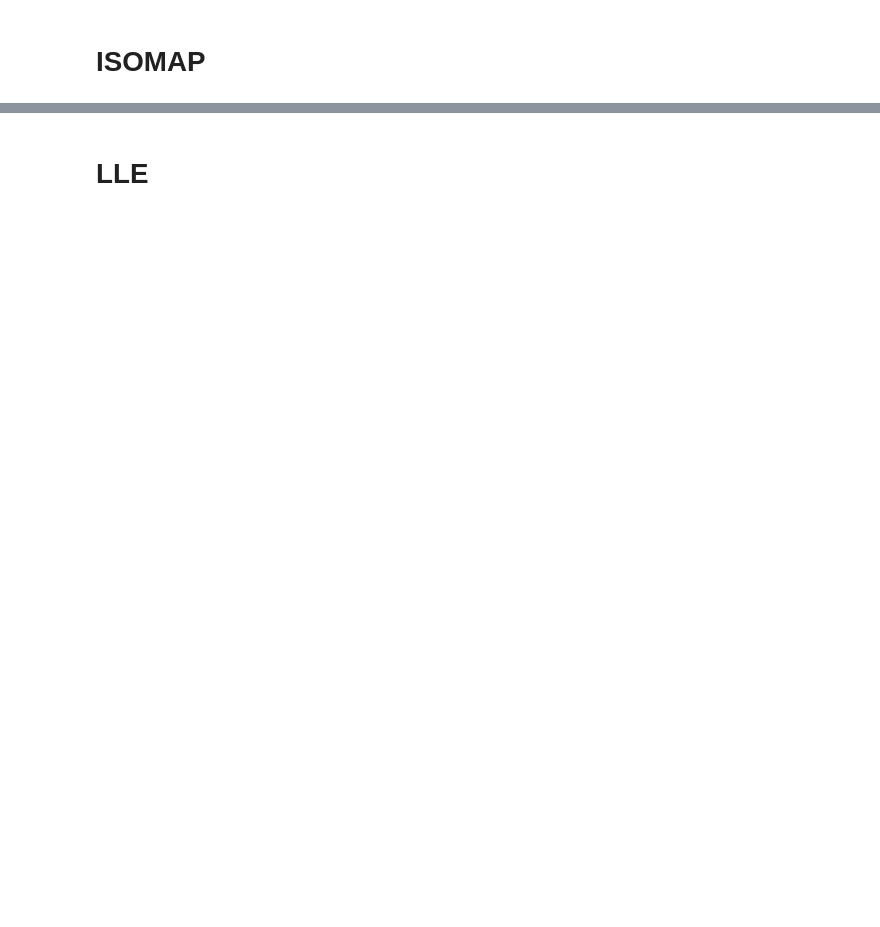
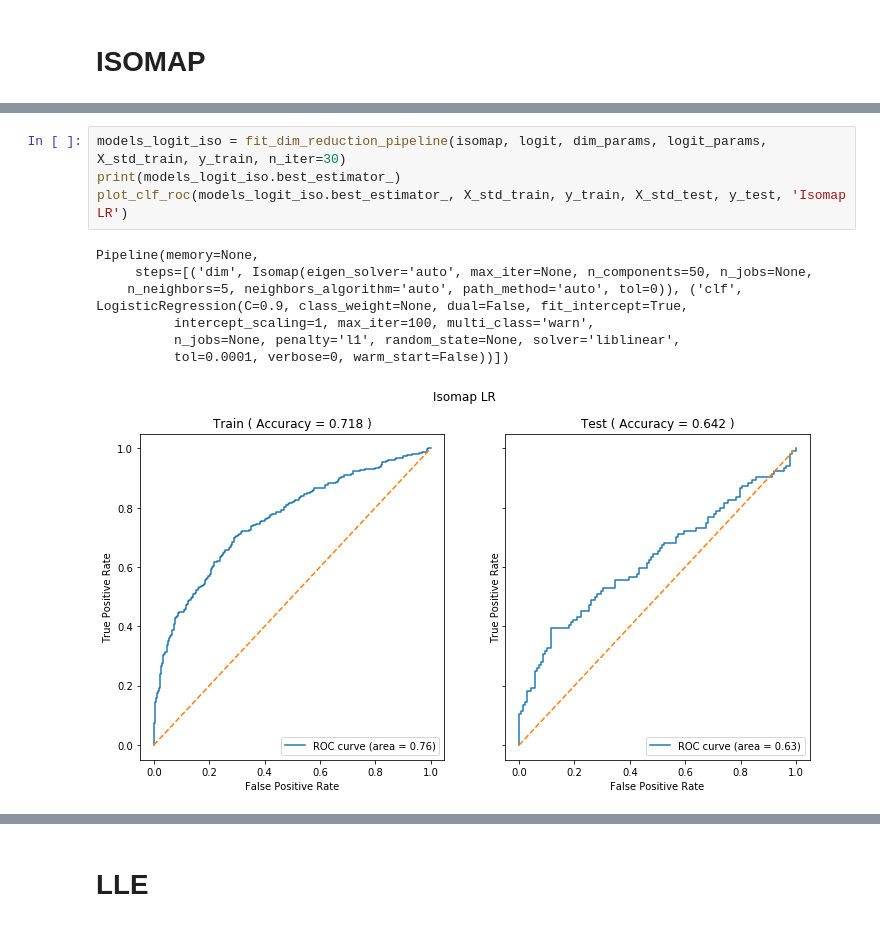
Before and after one commit to sjwilczynski/geneExpr, a Jupyter notebook: DimensionalityReduction.ipynb, the cells around one changed output, grey strips where cells are left out. Drawn from its saved outputs; the diff is of its cells as text; blank space fills up the shorter version.

```diff
--- a/DimensionalityReduction.ipynb
+++ b/DimensionalityReduction.ipynb
@@ -42,0 +39,12 @@ mdoels = fit_models(X_isomap_train, y_train, X_isomap_test, y_test)
+# %%
+models_logit_iso = fit_dim_reduction_pipeline(isomap, logit, dim_params, logit_params, X_std_train, y_train, n_iter=30)
+print(models_logit_iso.best_estimator_)
+plot_clf_roc(models_logit_iso.best_estimator_, X_std_train, y_train, X_std_test, y_test, 'Isomap LR')
+# %% [output]
+Pipeline(memory=None,
+     steps=[('dim', Isomap(eigen_solver='auto', max_iter=None, n_components=50, n_jobs=None,
+    n_neighbors=5, neighbors_algorithm='auto', path_method='auto', tol=0)), ('clf', LogisticRegression(C=0.9, class_weight=None, dual=False, fit_intercept=True,
+          intercept_scaling=1, max_iter=100, multi_class='warn',
+          n_jobs=None, penalty='l1', random_state=None, solver='liblinear',
+          tol=0.0001, verbose=0, warm_start=False))])
+[figure, added]
```
Also changed, not shown: parts of 22 cells of this notebook, 7 other files.
